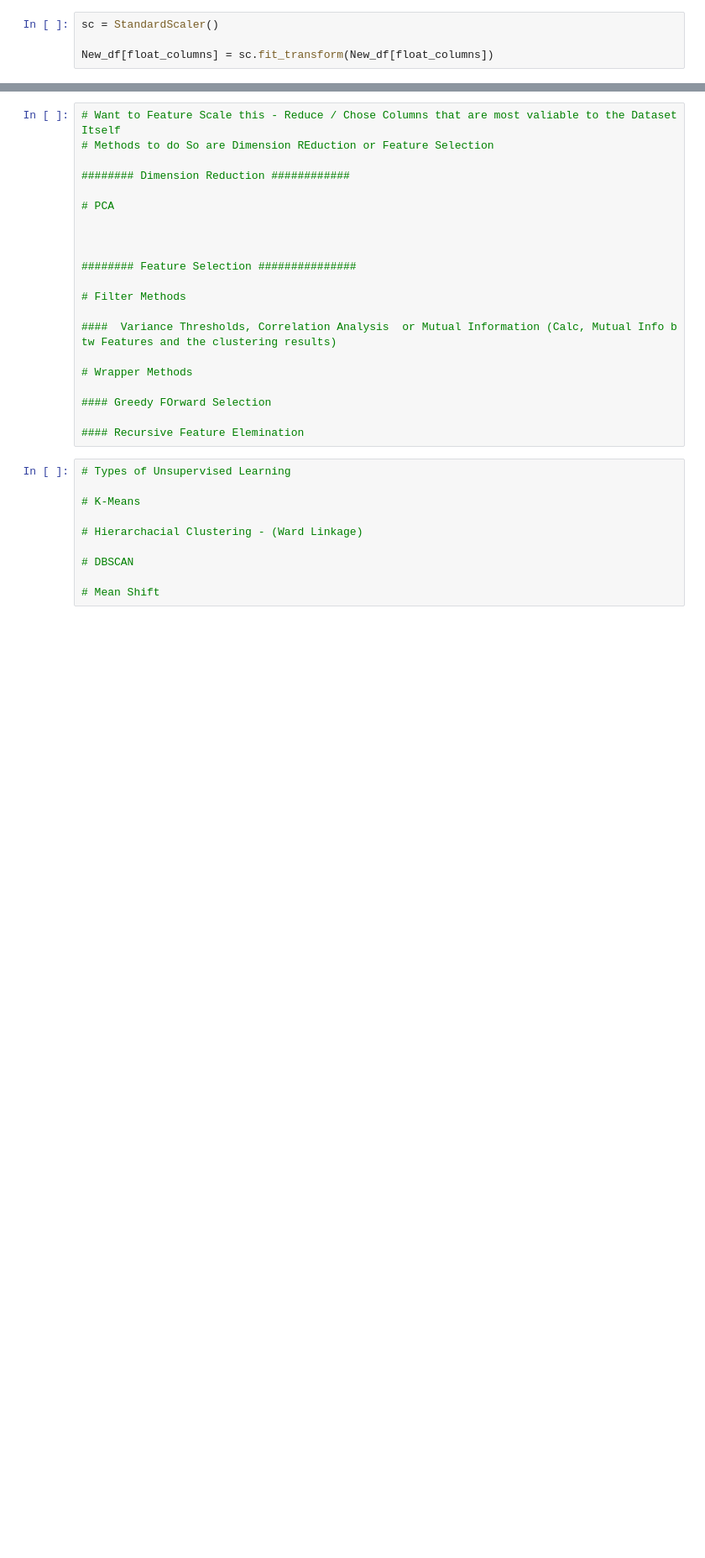
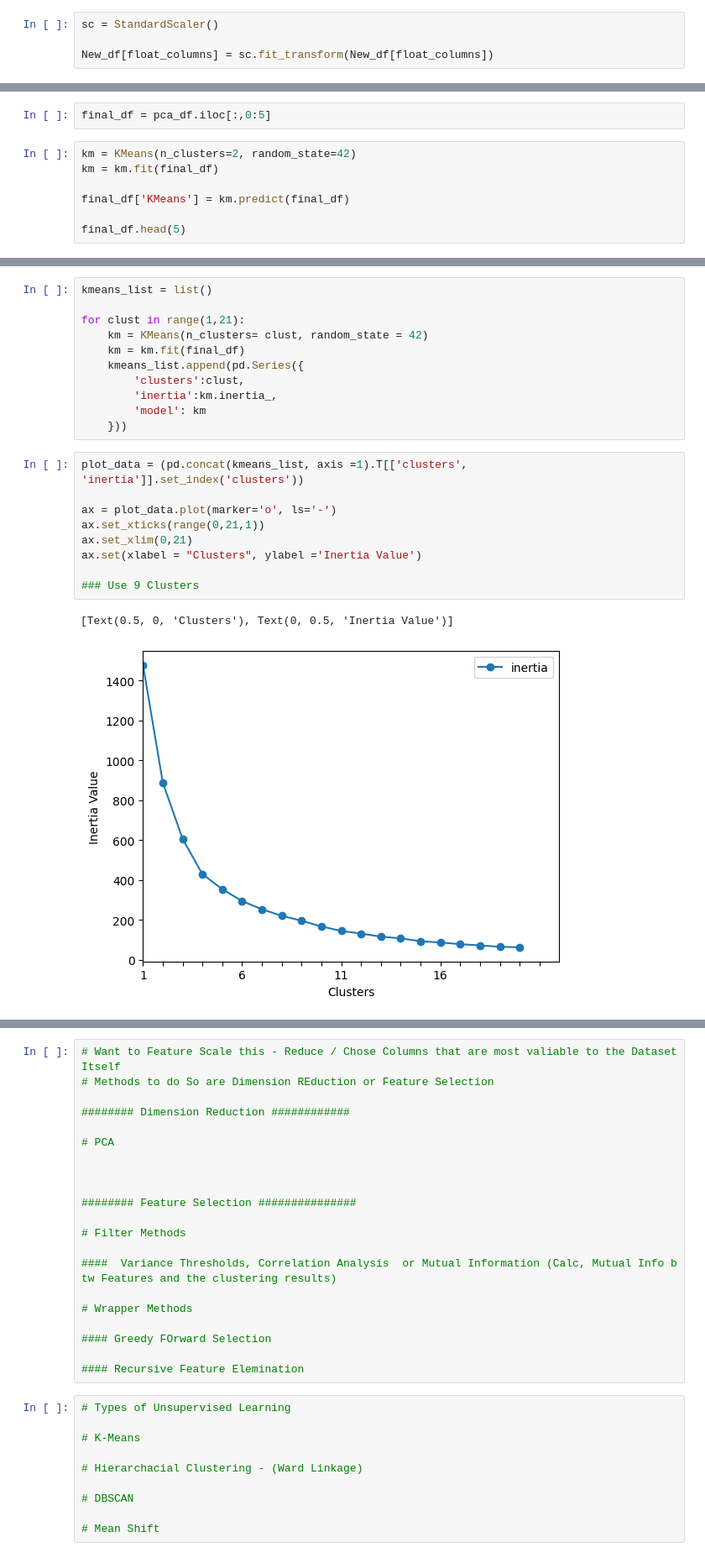
Before and after one commit to scottbamfordJ/Project-To-Do, a Jupyter notebook: Unsupervised Machine Learning County/New_Write_Up.ipynb, the cells around one changed output, grey strips where cells are left out. Shown at 84% size. Cells and saved outputs as stored; diff of their text form; blank space fills up the shorter version.

```diff
--- a/Unsupervised Machine Learning County/New_Write_Up.ipynb
+++ b/Unsupervised Machine Learning County/New_Write_Up.ipynb
@@ -173,0 +331,9 @@ PCA does not accept missing values encoded as NaN natively. For supervised learn
+# %%
+final_df = pca_df.iloc[:,0:5]
+# %%
+km = KMeans(n_clusters=2, random_state=42)
+km = km.fit(final_df)
+
+final_df['KMeans'] = km.predict(final_df)
+
+final_df.head(5)
@@ -173,0 +353,23 @@ PCA does not accept missing values encoded as NaN natively. For supervised learn
+# %%
+kmeans_list = list()
+
+for clust in range(1,21):
+    km = KMeans(n_clusters= clust, random_state = 42)
+    km = km.fit(final_df)
+    kmeans_list.append(pd.Series({
+        'clusters':clust,
+        'inertia':km.inertia_,
+        'model': km
+    }))
+# %%
+plot_data = (pd.concat(kmeans_list, axis =1).T[['clusters', 'inertia']].set_index('clusters'))
+
+ax = plot_data.plot(marker='o', ls='-')
+ax.set_xticks(range(0,21,1))
+ax.set_xlim(0,21)
+ax.set(xlabel = "Clusters", ylabel ='Inertia Value')
+
+### Use 9 Clusters
+# %% [output]
+[Text(0.5, 0, 'Clusters'), Text(0, 0.5, 'Inertia Value')]
+[figure, added]
```
Also changed, not shown: parts of 28 cells of this notebook, 12 other files.
